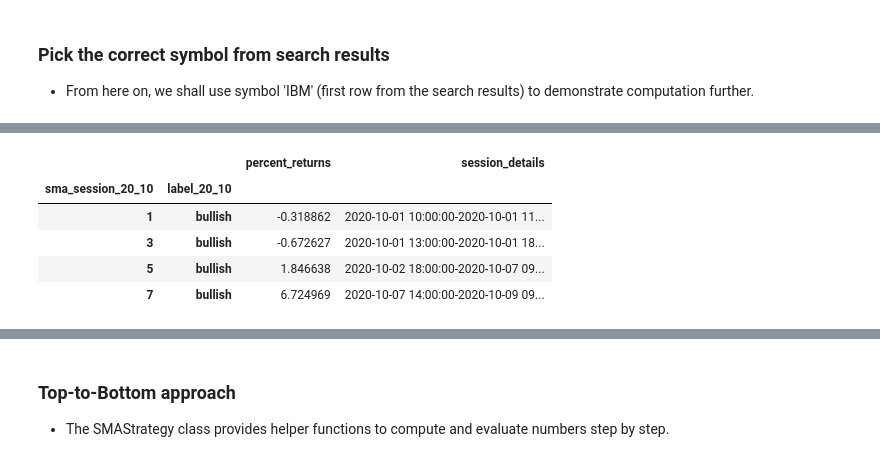
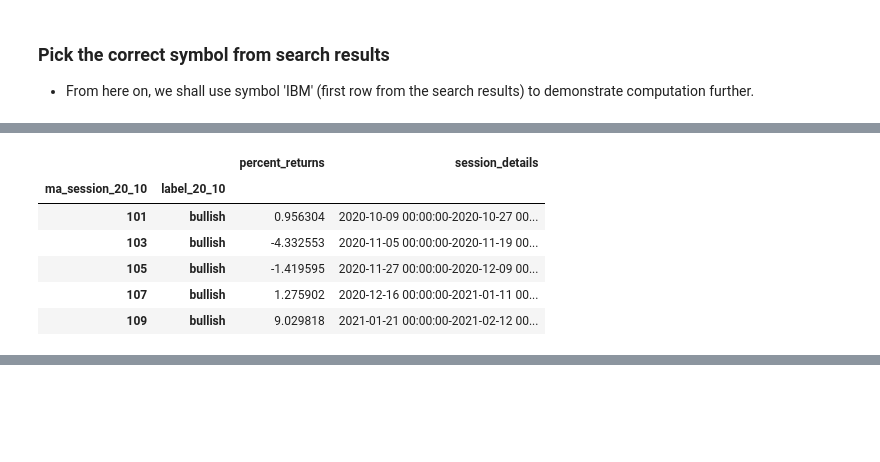
Before and after one commit to jadhavpritish/Toucan, a Jupyter notebook: demo_notebooks/simple_moving_average_crossover_demo.ipynb, the cells around one changed output, grey strips where cells are left out. Saved outputs shown, nothing was run; the diff lists cells and outputs as text; code cells hidden in the pictures; blank space fills up the shorter version.

```diff
--- a/demo_notebooks/simple_moving_average_crossover_demo.ipynb
+++ b/demo_notebooks/simple_moving_average_crossover_demo.ipynb
@@ -31,7 +39,12 @@ The nb_black extension is already loaded. To reload it, use:
 # %%
 # if you dont have an alpha vantage api_key get it from -
 # https://www.alphavantage.co/support/#api-key
-av_obj = AVTimeseries(api_key="<alpha_vantage_api_key>")
+av_obj = AVTimeseries(api_key="<AV_API_KEY>")
 
-search_keyword = "ibm"
+search_keyword = "microsoft"
+
+search_symbol_results_df = av_obj.get_symbol_search_results(
+    search_keyword=search_keyword
+)
+display(search_symbol_results_df)
 # %% [output]
@@ -94,0 +61,11 @@ display(av_daily_df.head())
+# %%
+symbol = search_symbol_results_df["symbol"].iloc[0]
+print(symbol)
+
+# Lets grab daily for MFST.
+
+av_ticker_df = av_obj.get_daily_data(
+    symbol=symbol, outputsize=OutputSize.FULL, adjusted=True, last_ten_years_only=True
+)
+av_ticker_df.index = pd.to_datetime(av_ticker_df.index)
+display(av_ticker_df.head())
@@ -95,21 +92,25 @@ display(av_daily_df.head())
 # %%
 # Bottom up approach - Lets us evaluate how profitable 20-10 SMA cross-over strategy for IBM is.
 # It is same simple as pasisng the correct dataframe and defining the slower moving average time period
 # and faster moving time period.
 # SO lets get to it.
 
 # Ensure that slow_ma is greater than fast_ma. It makes logical sense.
 # If slow_ma < fast_ma, there will be an AssertionError
-SMAStrategy.evaluate_sma_crossover(ticker_df=av_intraday_df, slow_ma=20, fast_ma=10, capture_trend=Trend.BULLISH)
+ma_strategy_df = MAStrategy.evaluate_ma_crossover(
+    ticker_df=av_ticker_df,
+    slow_ma=20,
+    fast_ma=10,
+    capture_trend=Trend.BULLISH,
+    ma_model=MAModels.EWMA,
+)
+display(ma_strategy_df.tail())
 # %% [output]
 |  |  | percent_returns | session_details |
-| sma_session_20_10 | label_20_10 |  |  |
-| 1 | bullish | -0.318862 | 2020-10-01 10:00:00-2020-10-01 11... |
-| 3 | bullish | -0.672627 | 2020-10-01 13:00:00-2020-10-01 18... |
-| 5 | bullish | 1.846638 | 2020-10-02 18:00:00-2020-10-07 09... |
-| 7 | bullish | 6.724969 | 2020-10-07 14:00:00-2020-10-09 09... |
+| ma_session_20_10 | label_20_10 |  |  |
+| 101 | bullish | 0.956304 | 2020-10-09 00:00:00-2020-10-27 00... |
+| 103 | bullish | -4.332553 | 2020-11-05 00:00:00-2020-11-19 00... |
+| 105 | bullish | -1.419595 | 2020-11-27 00:00:00-2020-12-09 00... |
+| 107 | bullish | 1.275902 | 2020-12-16 00:00:00-2021-01-11 00... |
+| 109 | bullish | 9.029818 | 2021-01-21 00:00:00-2021-02-12 00... |
 [interactive output not drawn]
-# %% [markdown]
-### Top-to-Bottom approach
-
-* The SMAStrategy class provides helper functions to compute and evaluate numbers step by step.
```
Also changed, not shown: parts of 17 cells of this notebook, 9 other files.
